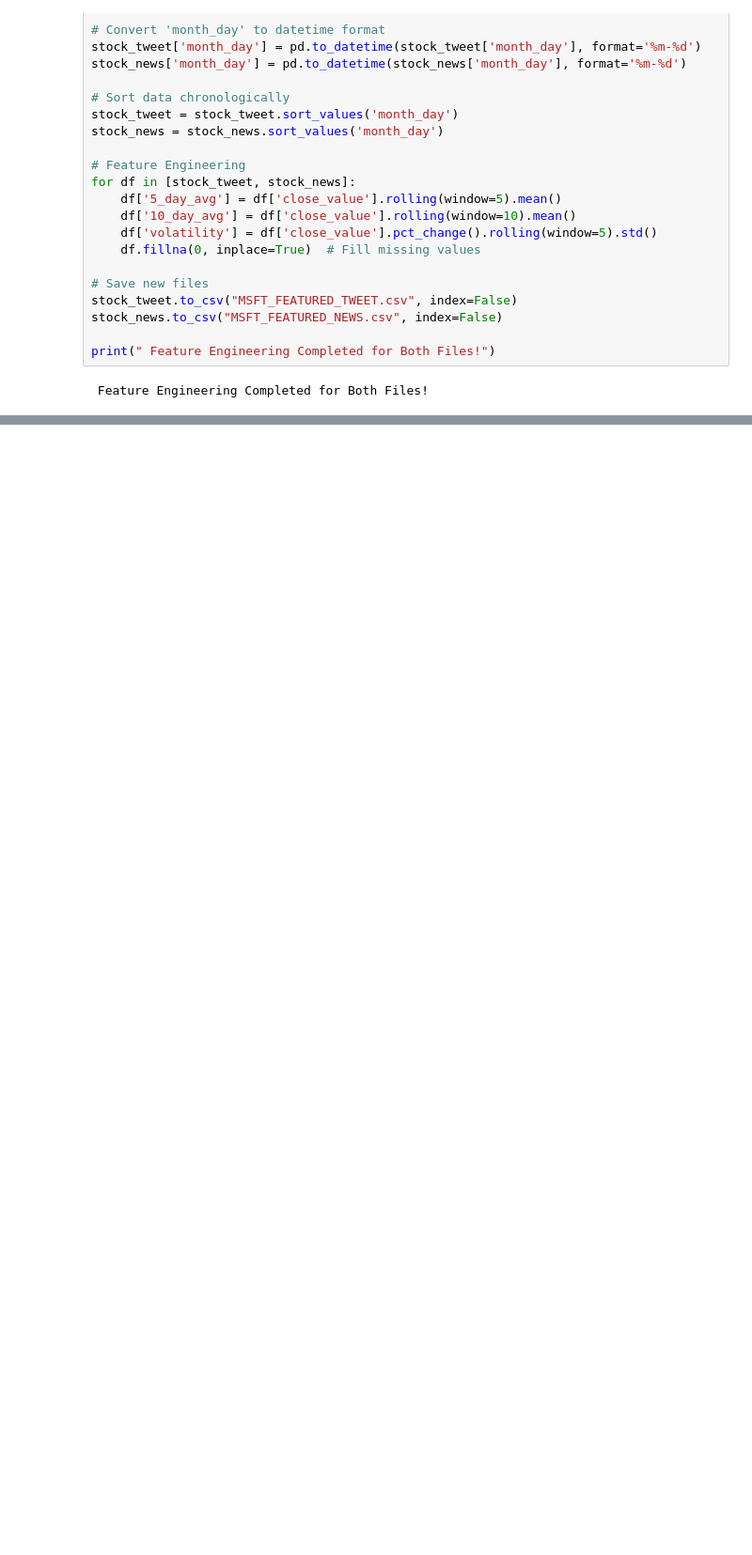
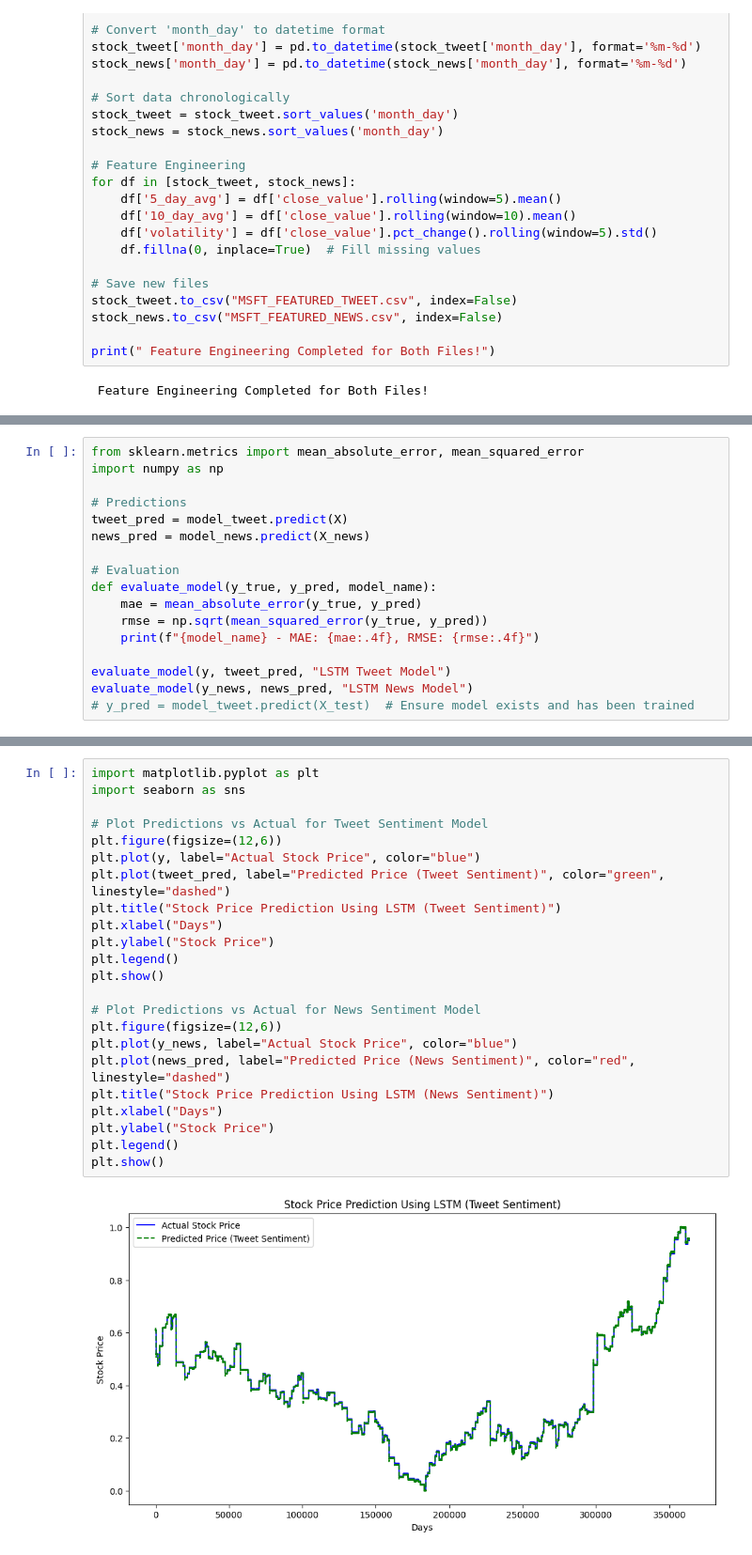
Before and after one commit to Mini1521/Sentiment-Analysis, a Jupyter notebook: Using_Microsoft_and_Tesla_Dataset_from_2020.ipynb, the cells around one changed output, grey strips where cells are left out. Shown: that part at 94% size. Cells and saved outputs as stored; diff of their text form; blank space fills up the shorter version.

```diff
--- a/Using_Microsoft_and_Tesla_Dataset_from_2020.ipynb
+++ b/Using_Microsoft_and_Tesla_Dataset_from_2020.ipynb
@@ -847,0 +1018,17 @@ evaluate_model(y_news, news_pred, "LSTM News Model")
+# %%
+from sklearn.metrics import mean_absolute_error, mean_squared_error
+import numpy as np
+
+# Predictions
+tweet_pred = model_tweet.predict(X)
+news_pred = model_news.predict(X_news)
+
+# Evaluation
+def evaluate_model(y_true, y_pred, model_name):
+    mae = mean_absolute_error(y_true, y_pred)
+    rmse = np.sqrt(mean_squared_error(y_true, y_pred))
+    print(f"{model_name} - MAE: {mae:.4f}, RMSE: {rmse:.4f}")
+
+evaluate_model(y, tweet_pred, "LSTM Tweet Model")
+evaluate_model(y_news, news_pred, "LSTM News Model")
+# y_pred = model_tweet.predict(X_test)  # Ensure model exists and has been trained
@@ -847,0 +1042,25 @@ evaluate_model(y_news, news_pred, "LSTM News Model")
+# %%
+import matplotlib.pyplot as plt
+import seaborn as sns
+
+# Plot Predictions vs Actual for Tweet Sentiment Model
+plt.figure(figsize=(12,6))
+plt.plot(y, label="Actual Stock Price", color="blue")
+plt.plot(tweet_pred, label="Predicted Price (Tweet Sentiment)", color="green", linestyle="dashed")
+plt.title("Stock Price Prediction Using LSTM (Tweet Sentiment)")
+plt.xlabel("Days")
+plt.ylabel("Stock Price")
+plt.legend()
+plt.show()
+
+# Plot Predictions vs Actual for News Sentiment Model
+plt.figure(figsize=(12,6))
+plt.plot(y_news, label="Actual Stock Price", color="blue")
+plt.plot(news_pred, label="Predicted Price (News Sentiment)", color="red", linestyle="dashed")
+plt.title("Stock Price Prediction Using LSTM (News Sentiment)")
+plt.xlabel("Days")
+plt.ylabel("Stock Price")
+plt.legend()
+plt.show()
+# %% [output]
+[figure, added]
```
Also changed, not shown: parts of 70 cells of this notebook.
